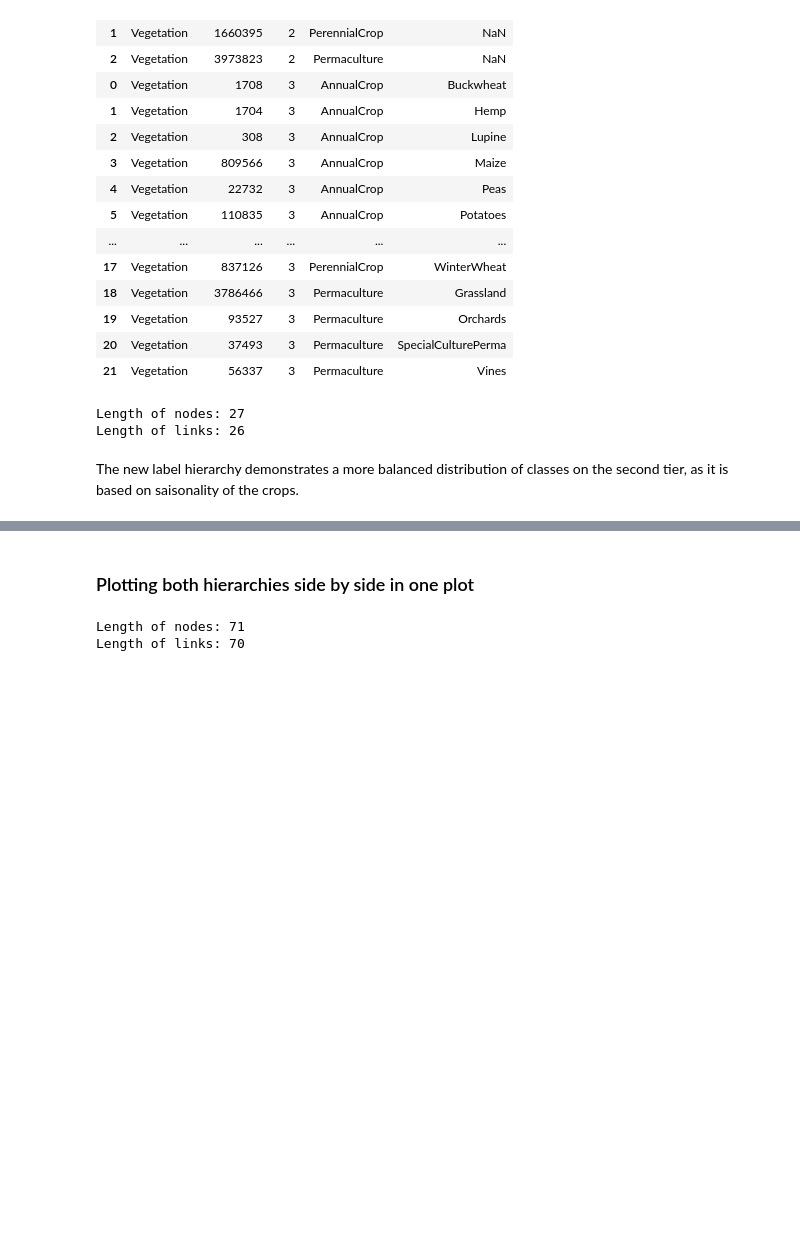
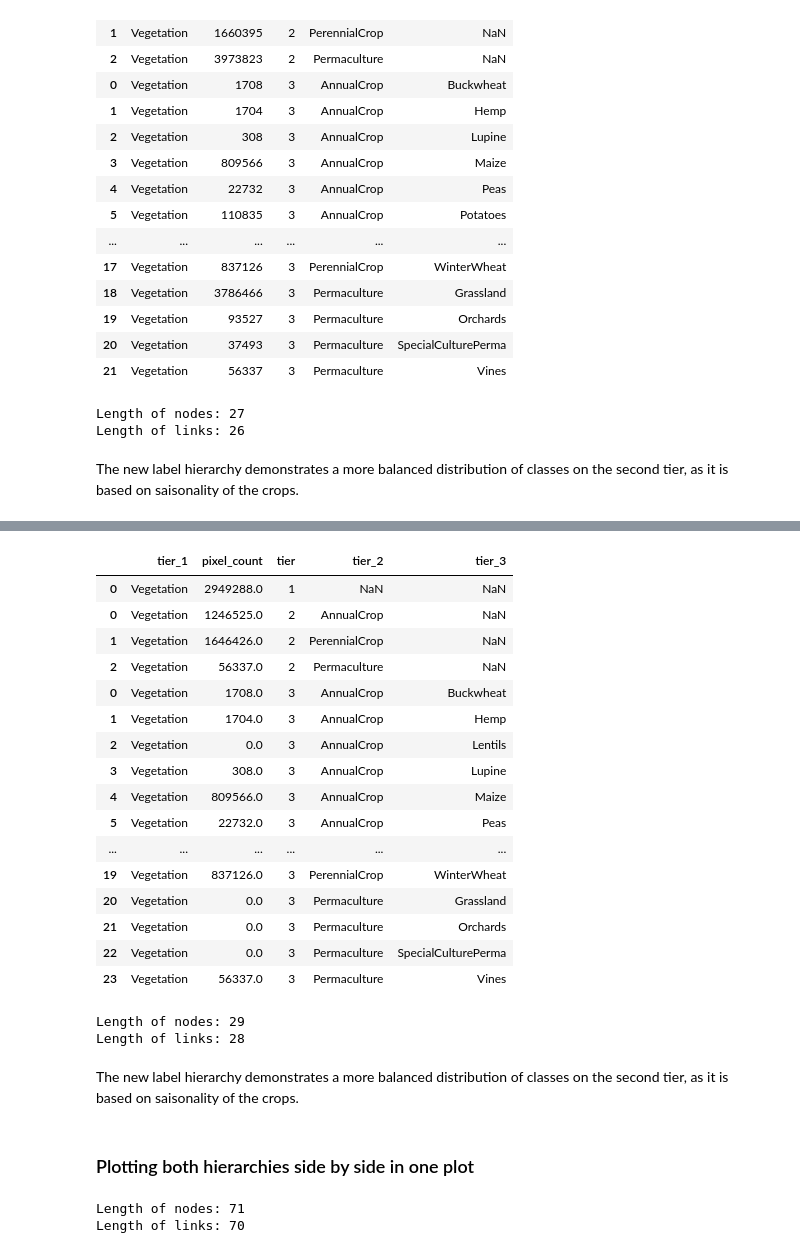
Before and after one commit to Satellite-Based-Crop-Classification/messis, a Jupyter notebook: archive/explore_züri_crop.ipynb, the cells around one changed output, grey strips where cells are left out. Drawn from its saved outputs; the diff is of its cells as text; code cells hidden in the pictures; blank space fills up the shorter version.

```diff
--- a/archive/explore_züri_crop.ipynb
+++ b/archive/explore_züri_crop.ipynb
@@ -1123,0 +1307,37 @@ The new label hierarchy demonstrates a more balanced distribution of classes on
+# %%
+# Aggregating pixel counts at each tier level
+tier1_agg = new_label_hierarchy_clean.groupby(['tier_1'])['pixel_count'].sum().reset_index(name='pixel_count')
+tier2_agg = new_label_hierarchy_clean.groupby(['tier_1', 'tier_2'])['pixel_count'].sum().reset_index(name='pixel_count')
+tier3_agg = new_label_hierarchy_clean.groupby(['tier_1', 'tier_2', 'tier_3'])['pixel_count'].sum().reset_index(name='pixel_count')
+
+# Combine aggregated data for easier handling
+aggregated_data_new = pd.concat([
+    tier1_agg.assign(tier=1),
+    tier2_agg.assign(tier=2),
+    tier3_agg.assign(tier=3)
+])
+
+aggregated_data_new
+# %% [output]
+|  | tier_1 | pixel_count | tier | tier_2 | tier_3 |
+| 0 | Vegetation | 2949288.0 | 1 | NaN | NaN |
+| 0 | Vegetation | 1246525.0 | 2 | AnnualCrop | NaN |
+| 1 | Vegetation | 1646426.0 | 2 | PerennialCrop | NaN |
+| 2 | Vegetation | 56337.0 | 2 | Permaculture | NaN |
+| 0 | Vegetation | 1708.0 | 3 | AnnualCrop | Buckwheat |
+| 1 | Vegetation | 1704.0 | 3 | AnnualCrop | Hemp |
+| 2 | Vegetation | 0.0 | 3 | AnnualCrop | Lentils |
+| 3 | Vegetation | 308.0 | 3 | AnnualCrop | Lupine |
+| 4 | Vegetation | 809566.0 | 3 | AnnualCrop | Maize |
+| 5 | Vegetation | 22732.0 | 3 | AnnualCrop | Peas |
+| ... | ... | ... | ... | ... | ... |
+| 19 | Vegetation | 837126.0 | 3 | PerennialCrop | WinterWheat |
+| 20 | Vegetation | 0.0 | 3 | Permaculture | Grassland |
+| 21 | Vegetation | 0.0 | 3 | Permaculture | Orchards |
+| 22 | Vegetation | 0.0 | 3 | Permaculture | SpecialCulturePerma |
+| 23 | Vegetation | 56337.0 | 3 | Permaculture | Vines |
+# %%
+nodes, links = build_links_and_nodes(aggregated_data_new)
+# %% [output]
+Length of nodes: 29
+Length of links: 28
@@ -1124,3 +1375,5 @@ The new label hierarchy demonstrates a more balanced distribution of classes on
+# %% [markdown]
+The new label hierarchy demonstrates a more balanced distribution of classes on the second tier, as it is based on saisonality of the crops.
 # %% [markdown]
 ### Plotting both hierarchies side by side in one plot
 # %%
```
Also changed, not shown: parts of 15 cells of this notebook, 3 other files.
